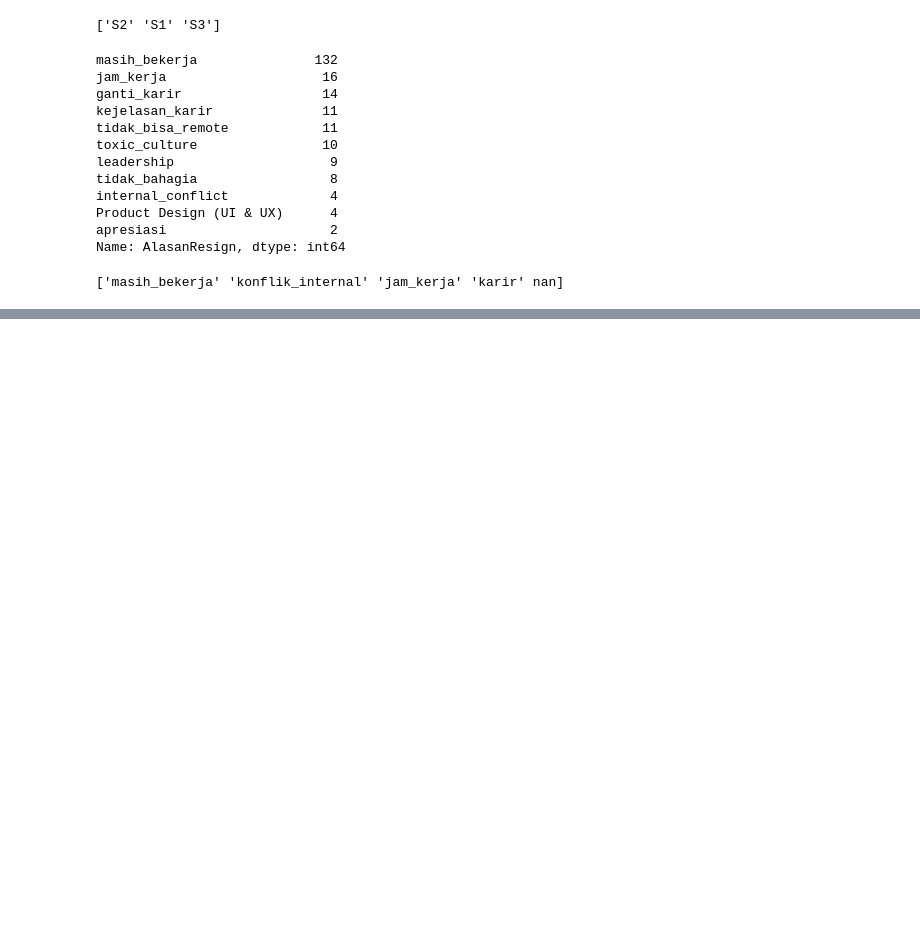
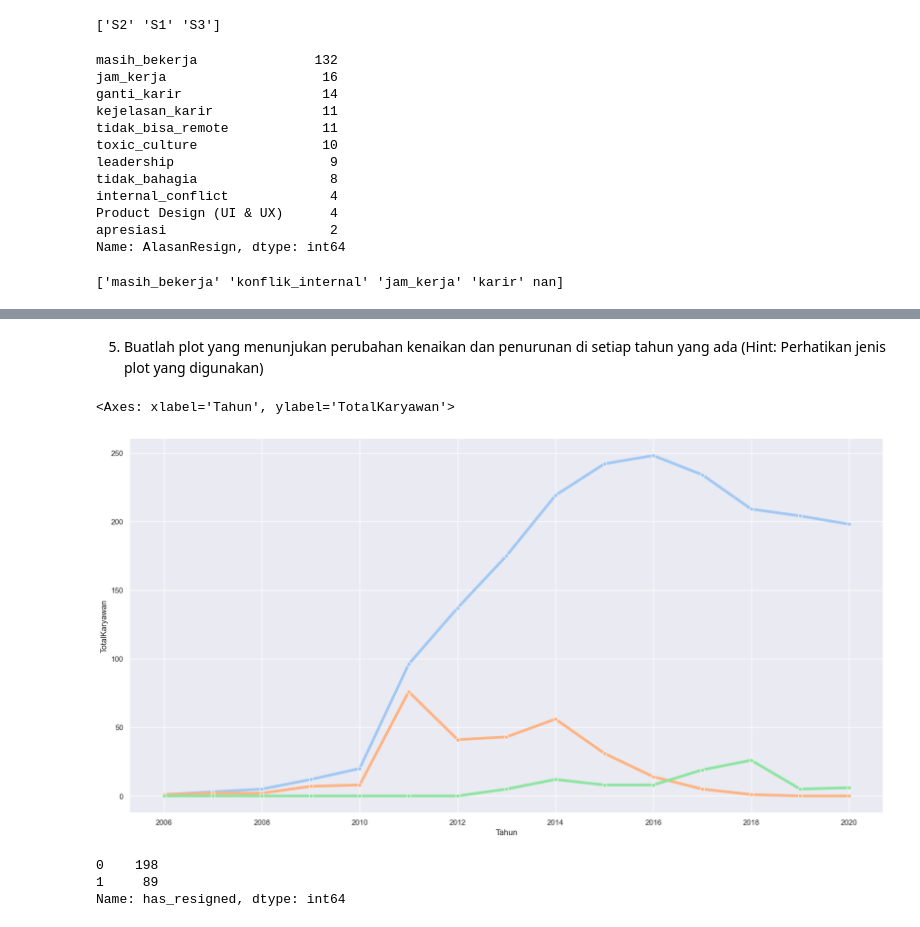
Before and after one commit to masendhy/improving_employee_retention, a Jupyter notebook: employee_retention.ipynb, the cells around one changed output, grey strips where cells are left out. Cells and saved outputs as stored; diff of their text form; code cells hidden in the pictures; blank space fills up the shorter version.

Commit message:
data preprocessing 1

```diff
--- a/employee_retention.ipynb
+++ b/employee_retention.ipynb
@@ -391,0 +466,12 @@ df_prep = df_prep.drop(['EnterpriseID','JumlahKeikutsertaanProjek','JumlahKeterl
+# %%
+#lets count total hiring
+
+total_hiring = 0
+list_totalhiring = []
+
+for i in range(len(hiring_resign)):
+    total_hiring += hiring_resign['hiring_pertahun'][i]
+    list_totalhiring.append(total_hiring)
+
+hiring_resign['TotalHiring'] = list_totalhiring
+hiring_resign
@@ -391,0 +495,25 @@ df_prep = df_prep.drop(['EnterpriseID','JumlahKeikutsertaanProjek','JumlahKeterl
+# %%
+#lets count total resign
+
+total_resign = 0
+list_totalresign = []
+
+for i in range(len(hiring_resign)):
+    total_resign += hiring_resign['resign_pertahun'][i]
+    list_totalresign.append(total_resign)
+
+hiring_resign['TotalResign'] = list_totalresign
+# %%
+#lets count the number of resign and hiring
+hiring_resign['hiring-resign_pertahun'] = hiring_resign['hiring_pertahun'] - hiring_resign['resign_pertahun']
+
+#create TotalKaryawan column
+total_karyawan = 0
+list_jumlahkaryawan = []
+
+for i in range(len(hiring_resign)):
+    total_karyawan += hiring_resign['hiring-resign_pertahun'][i]
+    list_jumlahkaryawan.append(total_karyawan)
+
+hiring_resign['TotalKaryawan'] = list_jumlahkaryawan
+hiring_resign
@@ -391,0 +537,21 @@ df_prep = df_prep.drop(['EnterpriseID','JumlahKeikutsertaanProjek','JumlahKeterl
+# %% [markdown]
+5. Buatlah plot yang menunjukan perubahan kenaikan dan penurunan di setiap tahun yang ada (Hint: Perhatikan jenis plot yang digunakan)
+# %%
+#lets create visualization for TotalKaryawan
+
+plt.figure(figsize=(20,10))
+sns.set_theme(style="darkgrid", palette="pastel")
+sns.lineplot(data=hiring_resign, x='Tahun', y='TotalKaryawan',marker='o',linewidth=4)
+sns.lineplot(data=hiring_resign, x='Tahun', y='hiring_pertahun',marker='o',linewidth=4)
+sns.lineplot(data=hiring_resign, x='Tahun', y='resign_pertahun',marker='o',linewidth=4)
+# %% [output]
+<Axes: xlabel='Tahun', ylabel='TotalKaryawan'>
+[figure, added]
+# %%
+#create  has_resigned feature
+df_engine['has_resigned'] = np.where((df_engine['TanggalResign'].isnull())&(df_engine['AlasanResign']=='ganti_karir'),1,np.where((df_engine['TanggalResign'].isnull())&(df_engine['AlasanResign']=='masih_bekerja'),0,1).astype('int'))
+df_engine['has_resigned'].value_counts()
+# %% [output]
+0    198
+1     89
+Name: has_resigned, dtype: int64
```
Also changed, not shown: parts of 33 cells of this notebook.
